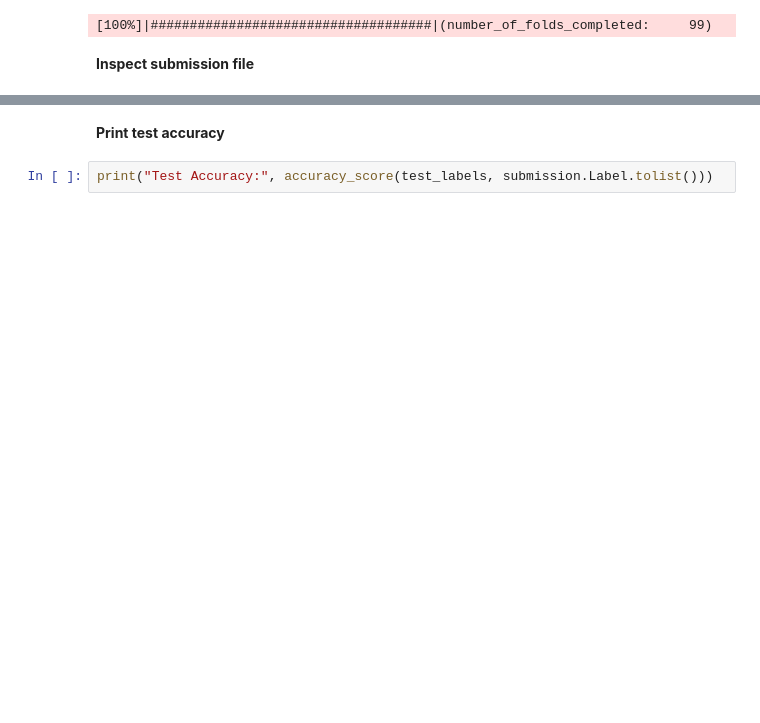
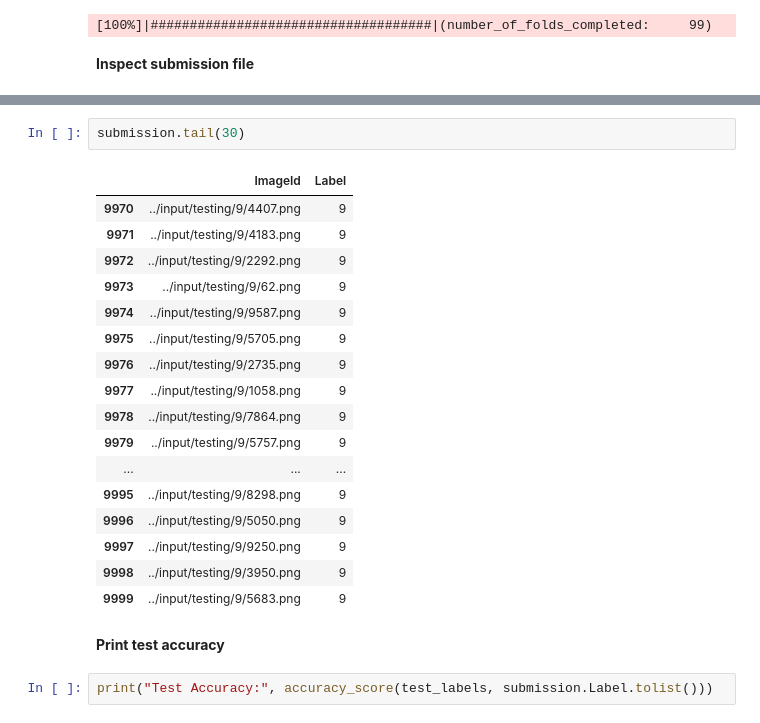
Before and after one commit to itratrahman/machine_learning_projects, a Jupyter notebook: mnist/models/inception_net_with_batch_norm.ipynb, the cells around one changed output, grey strips where cells are left out. Cells and saved outputs as stored; diff of their text form; blank space fills up the shorter version.

```diff
--- a/mnist/models/inception_net_with_batch_norm.ipynb
+++ b/mnist/models/inception_net_with_batch_norm.ipynb
@@ -843,3 +852,23 @@ submission.head(100)
+# %%
+submission.tail(30)
+# %% [output]
+|  | ImageId | Label |
+| 9970 | ../input/testing/9/4407.png | 9 |
+| 9971 | ../input/testing/9/4183.png | 9 |
+| 9972 | ../input/testing/9/2292.png | 9 |
+| 9973 | ../input/testing/9/62.png | 9 |
+| 9974 | ../input/testing/9/9587.png | 9 |
+| 9975 | ../input/testing/9/5705.png | 9 |
+| 9976 | ../input/testing/9/2735.png | 9 |
+| 9977 | ../input/testing/9/1058.png | 9 |
+| 9978 | ../input/testing/9/7864.png | 9 |
+| 9979 | ../input/testing/9/5757.png | 9 |
+| ... | ... | ... |
+| 9995 | ../input/testing/9/8298.png | 9 |
+| 9996 | ../input/testing/9/5050.png | 9 |
+| 9997 | ../input/testing/9/9250.png | 9 |
+| 9998 | ../input/testing/9/3950.png | 9 |
+| 9999 | ../input/testing/9/5683.png | 9 |
 # %% [markdown]
 **Print test accuracy**
 # %%
```
Also changed, not shown: parts of 15 cells of this notebook.
